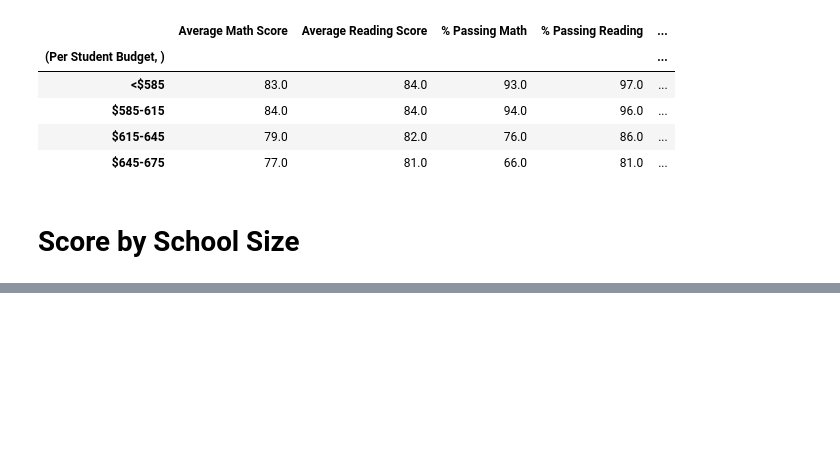
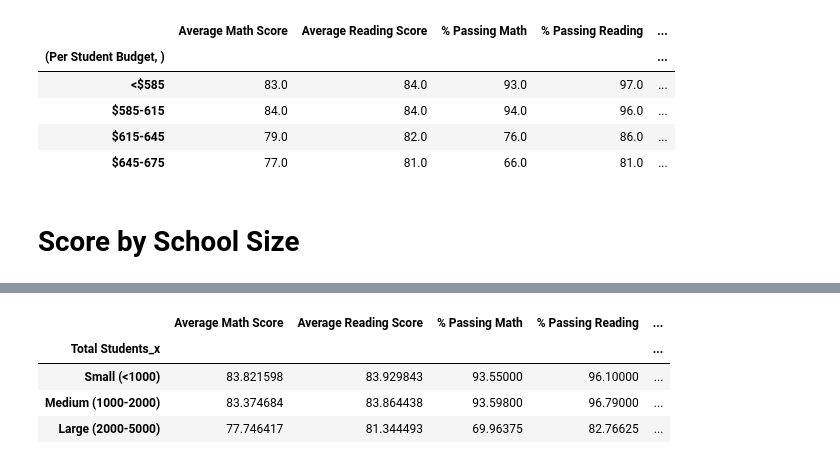
Before and after one commit to mtbulut/pandas-challenge, a Jupyter notebook: PyCitySchools_memet.ipynb, the cells around one changed output, grey strips where cells are left out. Drawn from its saved outputs; the diff is of its cells as text; code cells hidden in the pictures; blank space fills up the shorter version.

```diff
--- a/PyCitySchools_memet.ipynb
+++ b/PyCitySchools_memet.ipynb
@@ -406,0 +408,15 @@ group_names = ["Small (<1000)", "Medium (1000-2000)", "Large (2000-5000)"]
+# %%
+df8 = pd.merge(school_size , df2, on="school_name")
+# df8.rename(columns={('Per Student Budget', ''):"Per Student Range"}).head()
+# %%
+# df8
+
+schoo_size_df = df8.groupby(['Total Students_x']).mean()[["Average Math Score","Average Reading Score","% Passing Math","% Passing Reading","Overall Passing Rate"]]
+# %%
+schoo_size_df
+# %% [output]
+|  | Average Math Score | Average Reading Score | % Passing Math | % Passing Reading | ... |
+| Total Students_x |  |  |  |  | ... |
+| Small (<1000) | 83.821598 | 83.929843 | 93.55000 | 96.10000 | ... |
+| Medium (1000-2000) | 83.374684 | 83.864438 | 93.59800 | 96.79000 | ... |
+| Large (2000-5000) | 77.746417 | 81.344493 | 69.96375 | 82.76625 | ... |
```
Also changed, not shown: parts of 1 cell of this notebook.
